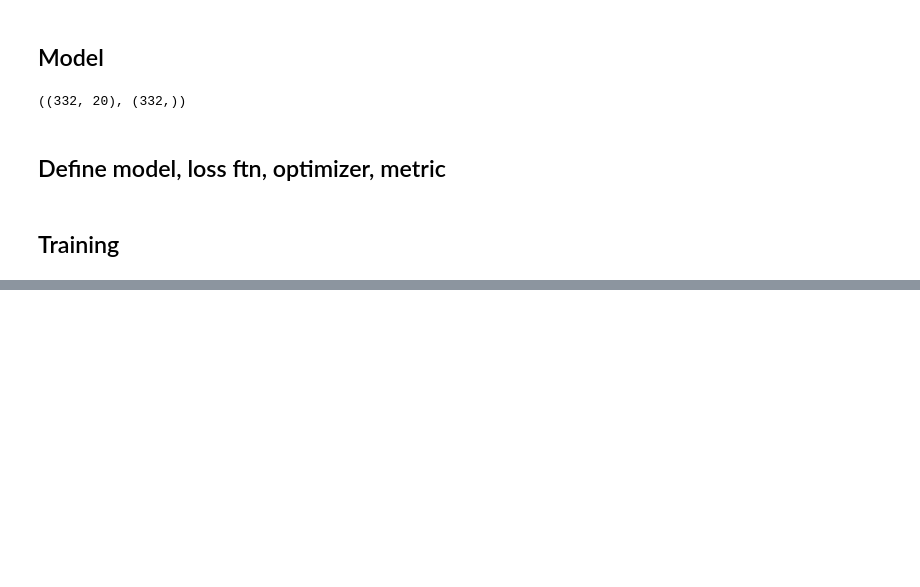
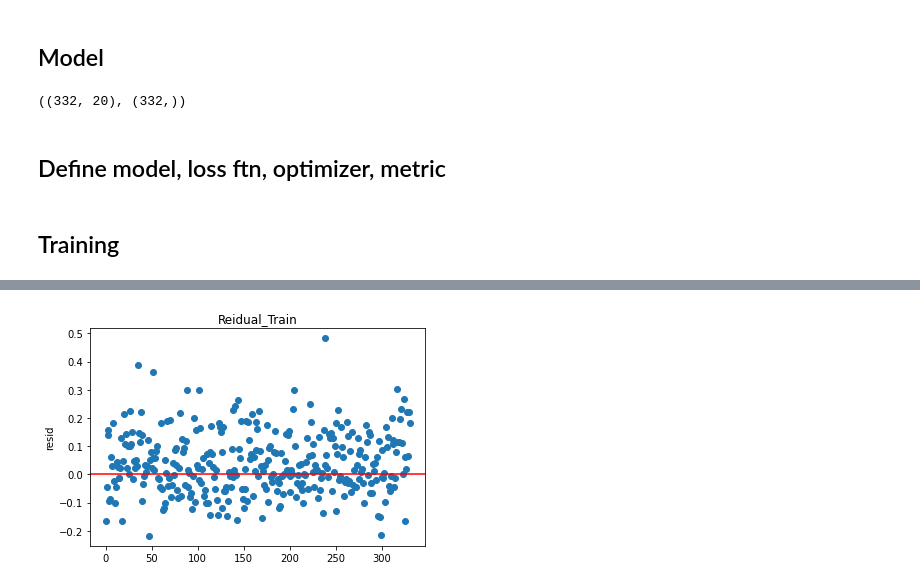
Before and after one commit to comojin1994/Machine_Learning, a Jupyter notebook: Regression/KBO_Batter_OPS_Estimate_MLP.ipynb, the cells around one changed output, grey strips where cells are left out. Drawn from its saved outputs; the diff is of its cells as text; code cells hidden in the pictures; blank space fills up the shorter version.

```diff
--- a/Regression/KBO_Batter_OPS_Estimate_MLP.ipynb
+++ b/Regression/KBO_Batter_OPS_Estimate_MLP.ipynb
@@ -360,0 +440,14 @@ dtype: float64
+# %%
+temp_t = train_y - model(np.array(train_x))
+# %%
+resid_t = []
+for t in temp_t.values[0]:
+  resid_t.append(t.numpy())
+# %%
+plt.scatter(np.arange(0, len(resid_t)), resid_t, label='resid')
+plt.axhline(0, color='red')
+plt.title('Reidual_Train')
+plt.ylabel('resid')
+plt.show()
+# %% [output]
+[figure, added]
```
Also changed, not shown: parts of 22 cells of this notebook.
